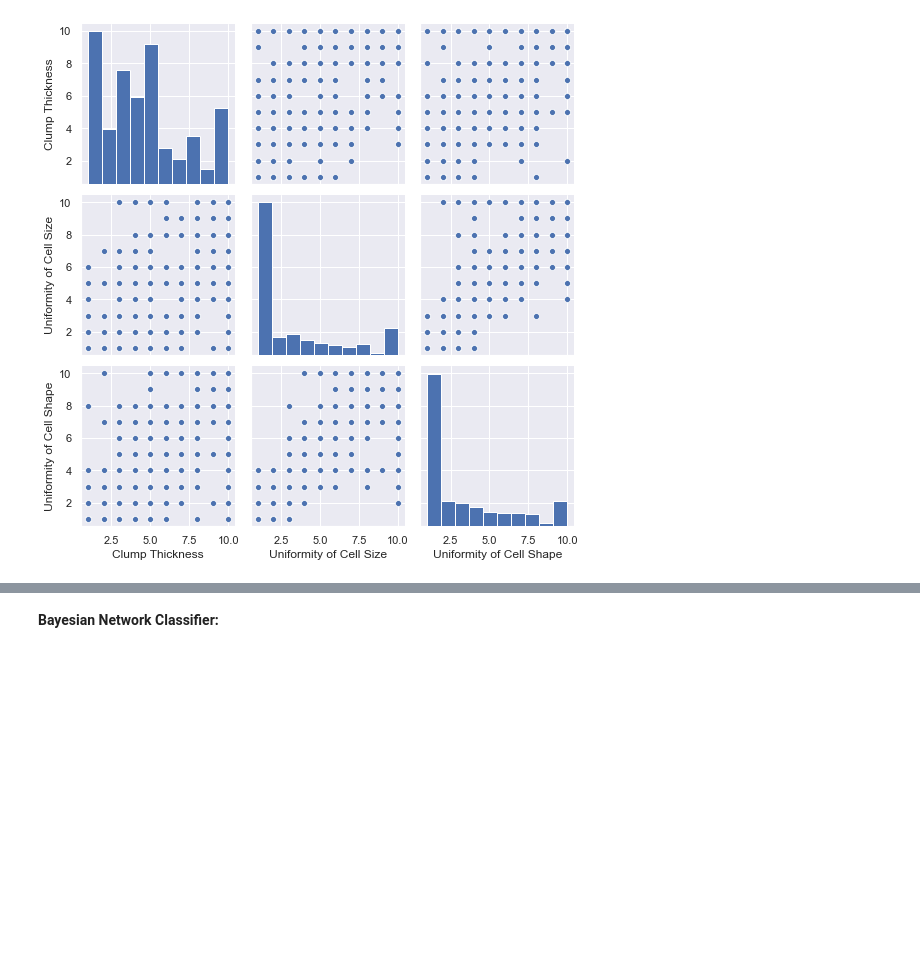
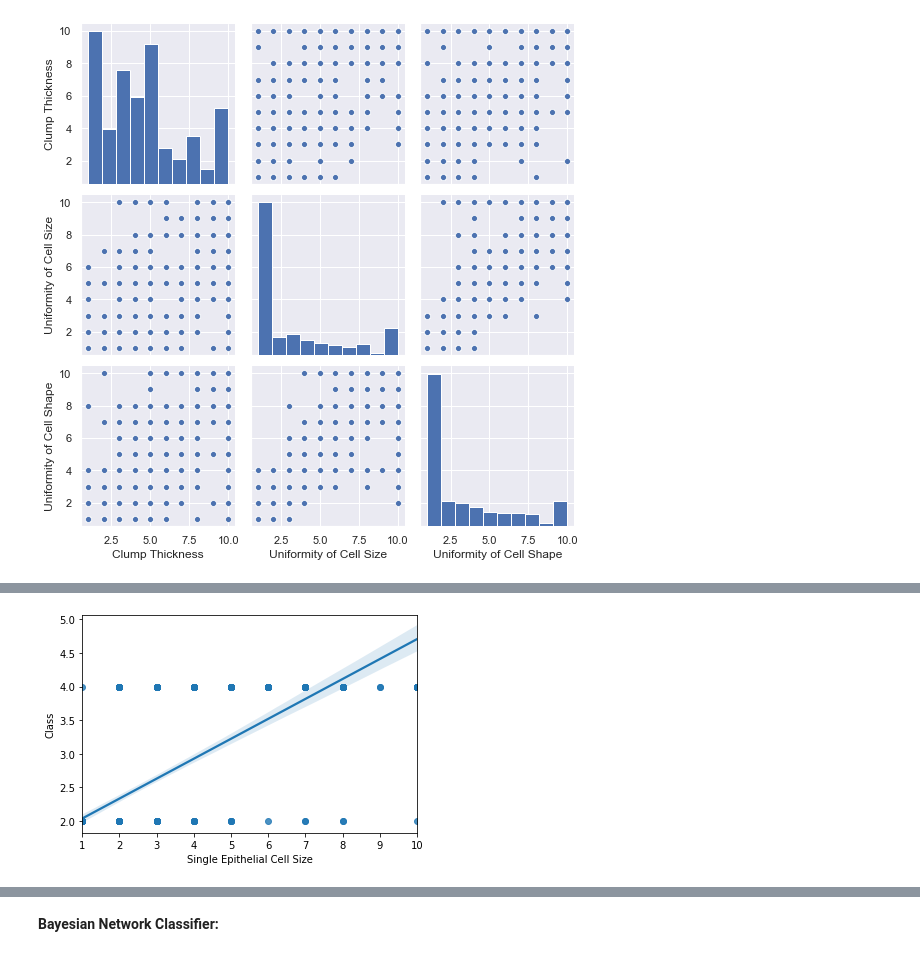
Before and after one commit to Ruairi8/ProgDAProject2, a Jupyter notebook: file1.ipynb, the cells around one changed output, grey strips where cells are left out. Cells and saved outputs as stored; diff of their text form; code cells hidden in the pictures; blank space fills up the shorter version.

```diff
--- a/file1.ipynb
+++ b/file1.ipynb
@@ -135,0 +357,4 @@ plt.show();
+# %%
+sns.regplot(x="Single Epithelial Cell Size", y="Class", data=datafr);
+# %% [output]
+[figure, added]
```
Also changed, not shown: parts of 49 cells of this notebook.
